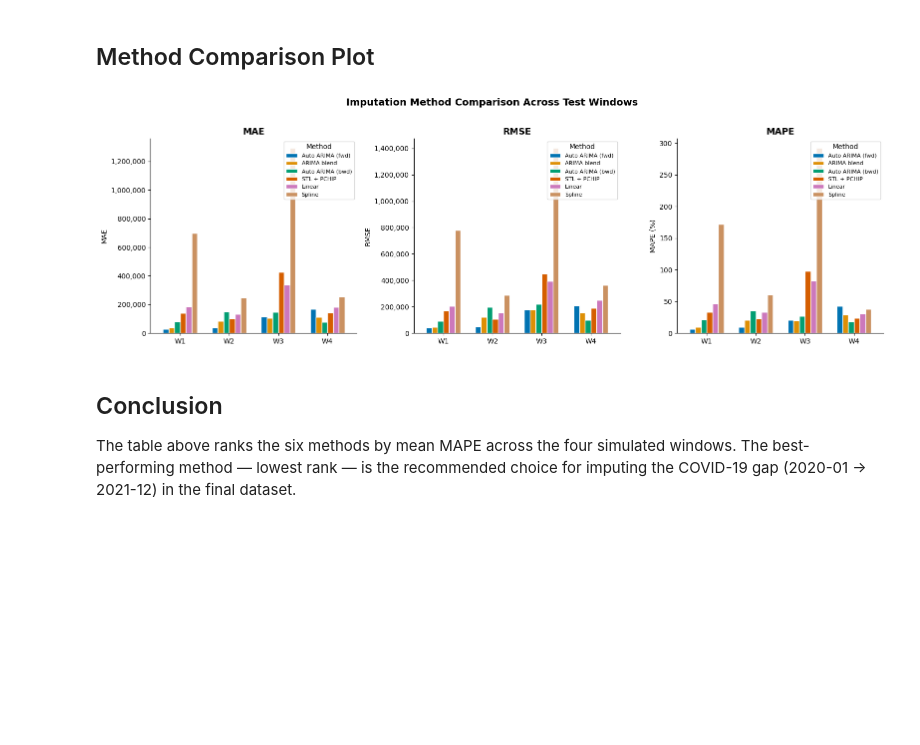
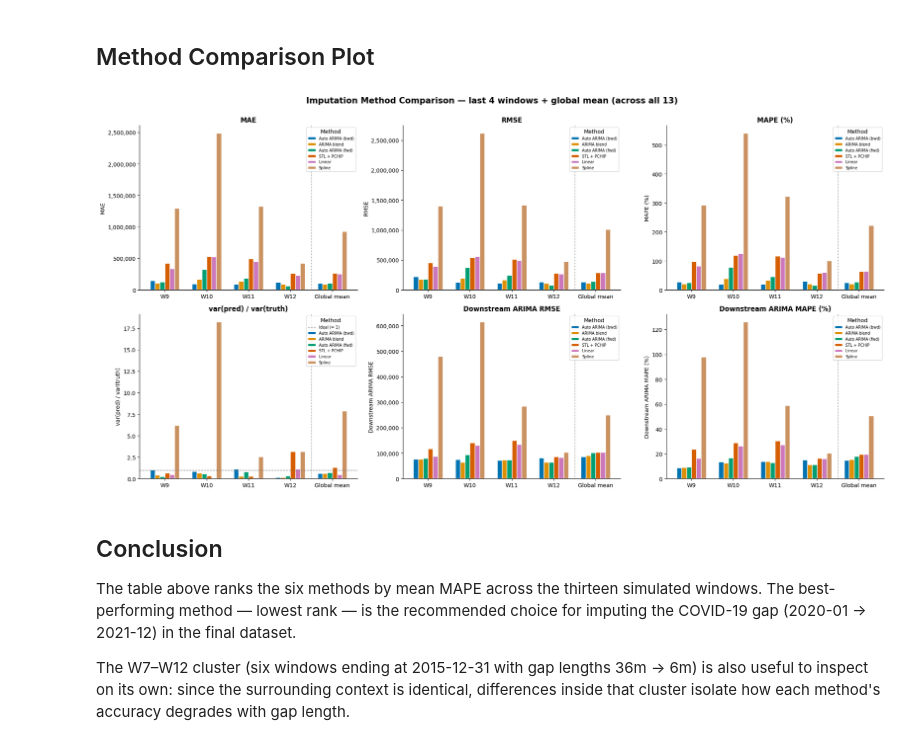
Before and after one commit to Gbrlmoraes/brazil_tourism_forecasting_benchmark, a Jupyter notebook: notebooks/4_working_with_pandemic_data.ipynb, the cells around one changed output. Saved outputs shown, nothing was run; the diff lists cells and outputs as text; code cells hidden in the pictures; blank space fills up the shorter version.

Commit message:
feat: improving testing of time windows

```diff
--- a/notebooks/4_working_with_pandemic_data.ipynb
+++ b/notebooks/4_working_with_pandemic_data.ipynb
@@ -325,6 +589,7 @@ results_df = pd.DataFrame(records)
 ## Per-Window Visualisations
 # %%
 PLOT_BUFFER = pd.DateOffset(months=12)  # context shown around the gap
+N_PER_WINDOW_PLOTS = 3  # only render the most recent windows
 
 METHODS_TO_PLOT = [
     'Linear',
@@ -335,7 +600,7 @@ METHODS_TO_PLOT = [
     'ARIMA blend',
 ]
 
-for win_name, gap_start, gap_end in WINDOWS:
+for win_name, gap_start, gap_end in WINDOWS[-N_PER_WINDOW_PLOTS:]:
     res = window_results[win_name]
     gap_mask = res['gap_mask']
     plot_start = gap_start - PLOT_BUFFER
@@ -441,37 +745,63 @@ Spline               6  622993.0   707860.0         140.99
 # %% [markdown]
 ## Method Comparison Plot
 # %%
-metrics = ['MAE', 'RMSE', 'MAPE']
+N_CHART_WINDOWS = 4  # most recent windows shown alongside the global mean
+
+CHART_METRICS = [
+    ('MAE', 'MAE', False, False),
+    ('RMSE', 'RMSE', False, False),
+    ('MAPE', 'MAPE (%)', True, False),
+    ('VarRatio', 'var(pred) / var(truth)', False, True),  # ratio panel
+    ('DownstreamRMSE', 'Downstream ARIMA RMSE', False, False),
+    ('DownstreamMAPE', 'Downstream ARIMA MAPE (%)', True, False),
+]
 method_order = summary.index.tolist()  # already ranked by mean MAPE
+window_order = [w[0] for w in WINDOWS]  # chronological
 
-fig, axes = plt.subplots(1, 3, figsize=(16, 5))
+fig, axes = plt.subplots(2, 3, figsize=(20, 10))
+axes = axes.flatten()
 
-for ax, metric in zip(axes, metrics):
-    pivot = results_df.pivot(index='Window', columns='Method', values=metric)[
-        method_order
-    ]
-    pivot.plot(kind='bar', ax=ax, width=0.7, edgecolor='white')
+for ax, (col, title, is_pct, is_ratio) in zip(axes, CHART_METRICS):
+    pivot = results_df.pivot(index='Window', columns='Method', values=col).reindex(
+        window_order
+    )[method_order]
 
-    ax.set_title(metric, fontsize=13, fontweight='bold')
+    recent = pivot.iloc[-N_CHART_WINDOWS:]
+    global_mean = pivot.mean(axis=0, skipna=True).to_frame().T
+    global_mean.index = ['Global mean']
+    to_plot = pd.concat([recent, global_mean])
+
+    to_plot.plot(kind='bar', ax=ax, width=0.7, edgecolor='white')
+
+    # visually separate the "Global mean" bar from the per-window bars
+    ax.axvline(len(recent) - 0.5, color='black', linestyle=':', linewidth=1, alpha=0.6)
+
+    ax.set_title(title, fontsize=12, fontweight='bold')
     ax.set_xlabel('')
-    ax.set_ylabel(metric + (' (%)' if metric == 'MAPE' else ''))
+    ax.set_ylabel(title)
     ax.tick_params(axis='x', rotation=0)
-    ax.legend(title='Method', fontsize=8, loc='upper right')
-    if metric != 'MAPE':
+    ax.legend(title='Method', fontsize=7, loc='upper right')
+    if not is_pct and not is_ratio:
         ax.yaxis.set_major_formatter(plt.FuncFormatter(lambda x, _: f'{int(x):,}'))
+    if is_ratio:
+        ax.axhline(1.0, color='gray', linestyle='--', linewidth=1, label='ideal (= 1)')
+        handles, labels = ax.get_legend_handles_labels()
+        ax.legend(handles, labels, title='Method', fontsize=7, loc='upper right')
     sns.despine(ax=ax)
 
 fig.suptitle(
-    'Imputation Method Comparison Across Test Windows',
-    fontsize=14,
+    f'Imputation Method Comparison — last {N_CHART_WINDOWS} windows + global mean (across all {len(WINDOWS)})',
+    fontsize=15,
     fontweight='bold',
-    y=1.02,
+    y=1.00,
 )
 plt.tight_layout()
 plt.show()
 # %% [output]
-[figure, old version]
+[figure, new version]
 # %% [markdown]
 ## Conclusion
 
-The table above ranks the six methods by mean MAPE across the four simulated windows. The best-performing method — lowest rank — is the recommended choice for imputing the COVID-19 gap (2020-01 → 2021-12) in the final dataset.
+The table above ranks the six methods by mean MAPE across the thirteen simulated windows. The best-performing method — lowest rank — is the recommended choice for imputing the COVID-19 gap (2020-01 → 2021-12) in the final dataset.
+
+The W7–W12 cluster (six windows ending at 2015-12-31 with gap lengths 36m → 6m) is also useful to inspect on its own: since the surrounding context is identical, differences inside that cluster isolate how each method's accuracy degrades with gap length.
```
Also changed, not shown: parts of 10 cells of this notebook.
